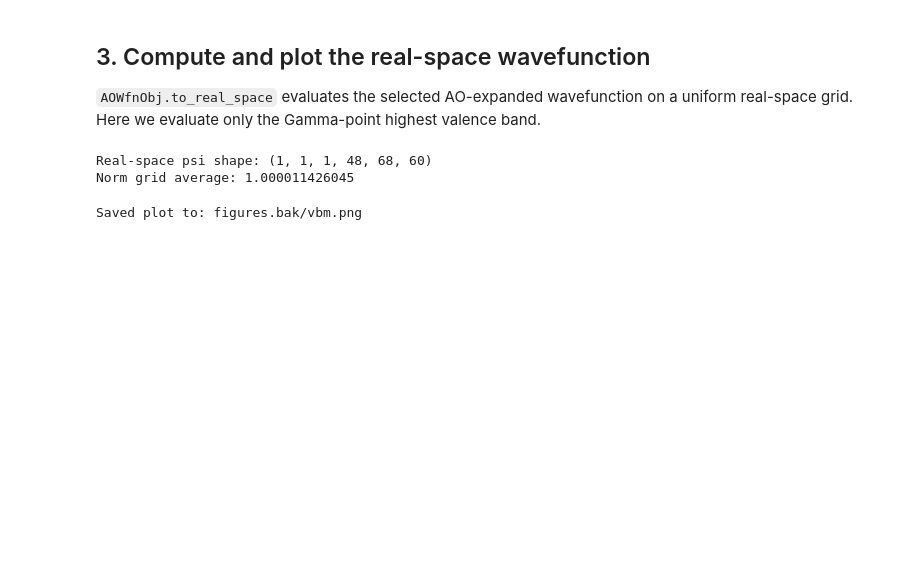
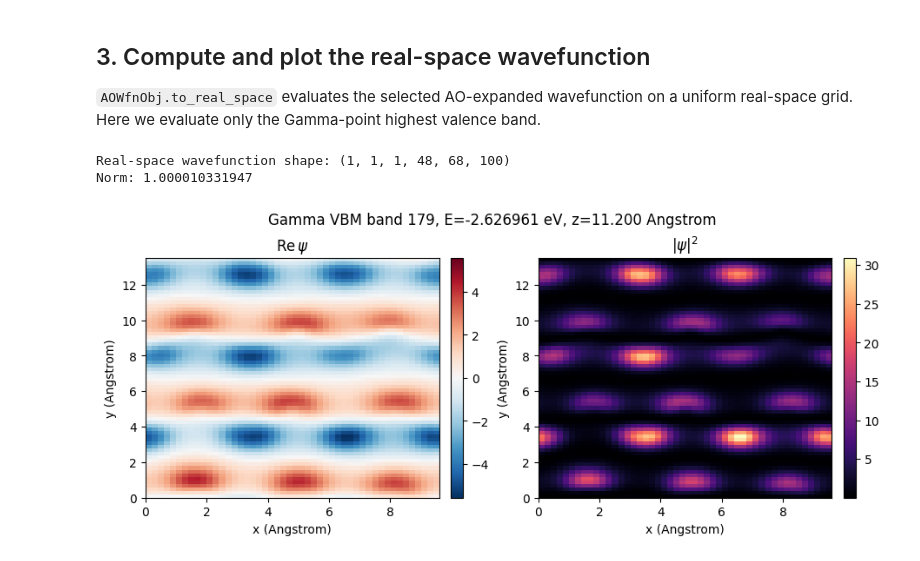
Before and after one commit to kYangLi/DeepH-dock, a Jupyter notebook: examples/compute/wavefunction/demo.ipynb, the cells around one changed output. Drawn from its saved outputs; the diff is of its cells as text; code cells hidden in the pictures; blank space fills up the shorter version.

```diff
--- a/examples/compute/wavefunction/demo.ipynb
+++ b/examples/compute/wavefunction/demo.ipynb
@@ -33,12 +33,7 @@ FIG_DIR.mkdir(exist_ok=True)
 E_FERMI_EV = -2.4558
 KPTS = np.array([[0.0, 0.0, 0.0]])
 # Real-space grid used only for this small plotting example.
-GRID = np.array([48, 68, 60])
-
-print(f"Data directory: {DATA_DIR}")
-print(f"Basis directory: {BASIS_DIR}")
-print(f"Figure directory: {FIG_DIR}")
-print(f"Fermi energy: {E_FERMI_EV:.4f} eV")
+GRID = np.array([48, 68, 100])
 # %% [markdown]
 ## 1. Diagonalize the Hamiltonian
 
@@ -125,54 +120,60 @@ psi = wfn.to_real_space(
 )
 
 psi_vbm = psi[0, 0, 0]
-density = np.abs(psi_vbm) ** 2
-norm_grid_average = float(density.mean())
+norm = np.sum(np.abs(psi_vbm) ** 2)
 
-print(f"Real-space psi shape: {psi.shape}")
-print(f"Norm grid average: {norm_grid_average:.12f}")
+print(f"Real-space wavefunction shape: {psi.shape}")
+print(f"Norm: {norm/np.prod(GRID):.12f}")
 # %% [output]
-Real-space psi shape: (1, 1, 1, 48, 68, 60)
-Norm grid average: 1.000011426045
+Real-space wavefunction shape: (1, 1, 1, 48, 68, 100)
+Norm: 1.000010331947
 # %%
 # Use the z slice with the largest integrated density for a readable 2D image.
+density = np.abs(psi_vbm) ** 2
 z_slice = int(np.argmax(density.sum(axis=(0, 1))))
 fig, axes = plt.subplots(1, 2, figsize=(9, 3.8), constrained_layout=True)
 
 real_slice = psi_vbm[:, :, z_slice].real.T
 density_slice = density[:, :, z_slice].T
+
+# Convert grid indices to real lengths along lattice vectors a, b, and c.
+cell_lengths = np.linalg.norm(ham.lattice, axis=1)
+extent_xy = [0.0, cell_lengths[0], 0.0, cell_lengths[1]]
+z_coord = z_slice / GRID[2] * cell_lengths[2]
 
 real_limit = float(np.max(np.abs(real_slice)))
 im = axes[0].imshow(
     real_slice,
     origin="lower",
     cmap="RdBu_r",
     vmin=-real_limit,
     vmax=real_limit,
     aspect="auto",
+    extent=extent_xy,
 )
-axes[0].set_title("Re psi")
-axes[0].set_xlabel("x")
-axes[0].set_ylabel("y")
+axes[0].set_title(r"$\mathrm{Re}\,\psi$")
+axes[0].set_xlabel("x (Angstrom)")
+axes[0].set_ylabel("y (Angstrom)")
 fig.colorbar(im, ax=axes[0], fraction=0.046, pad=0.04)
 
 im = axes[1].imshow(
     density_slice,
     origin="lower",
     cmap="magma",
     aspect="auto",
+    extent=extent_xy,
 )
-axes[1].set_title("|psi|^2")
-axes[1].set_xlabel("x")
-axes[1].set_ylabel("y")
+axes[1].set_title(r"$|\psi|^2$")
+axes[1].set_xlabel("x (Angstrom)")
+axes[1].set_ylabel("y (Angstrom)")
 fig.colorbar(im, ax=axes[1], fraction=0.046, pad=0.04)
 
 plot_path = FIG_DIR / "vbm.png"
-fig.suptitle(f"Gamma VBM band {vbm}, E={gamma_eigs[vbm]:.6f} eV, z={z_slice}")
+fig.suptitle(f"Gamma VBM band {vbm}, E={gamma_eigs[vbm]:.6f} eV, z={z_coord:.3f} Angstrom")
 fig.savefig(plot_path, dpi=220)
 
-print(f"Saved plot to: {plot_path}")
 plt.show()
 # %% [output]
-Saved plot to: figures.bak/vbm.png
+[figure, added]
 # %% [markdown]
 ![Gamma VBM wavefunction](figures.bak/vbm.png)
```
Also changed, not shown: parts of 1 cell of this notebook, 1 other file.
